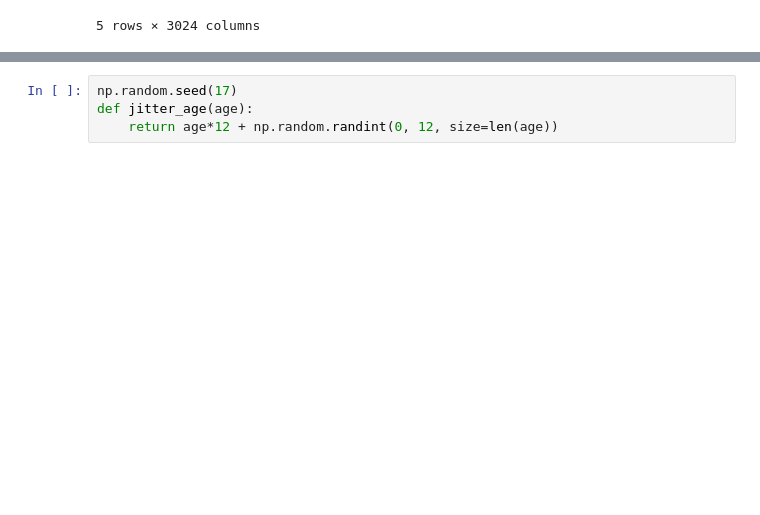
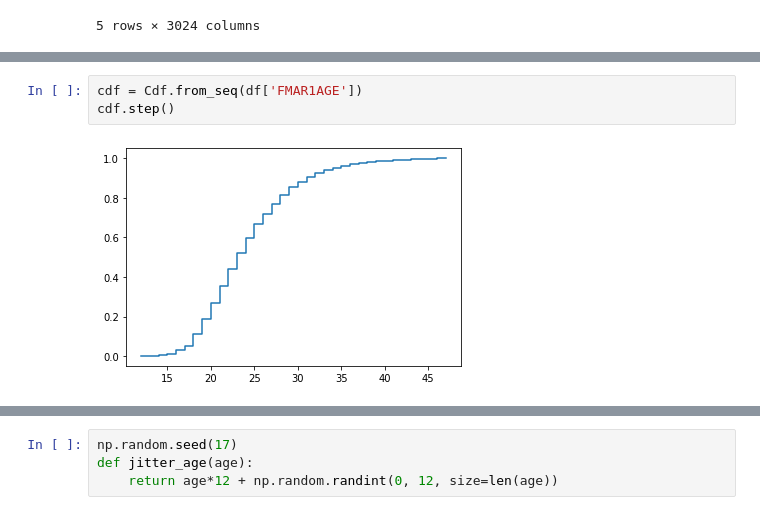
Before and after one commit to AllenDowney/SurvivalAnalysisPython, a Jupyter notebook: read_marriage.ipynb, the cells around one changed output, grey strips where cells are left out. Saved outputs shown, nothing was run; the diff lists cells and outputs as text; blank space fills up the shorter version.

```diff
--- a/read_marriage.ipynb
+++ b/read_marriage.ipynb
@@ -82 +85,6 @@ Cdf.from_seq(df['AGER']).plot()
+# %%
+cdf = Cdf.from_seq(df['FMAR1AGE'])
+cdf.step()
+# %% [output]
+[figure, added]
 # %%
```
Also changed, not shown: parts of 21 cells of this notebook, 3 other files.
